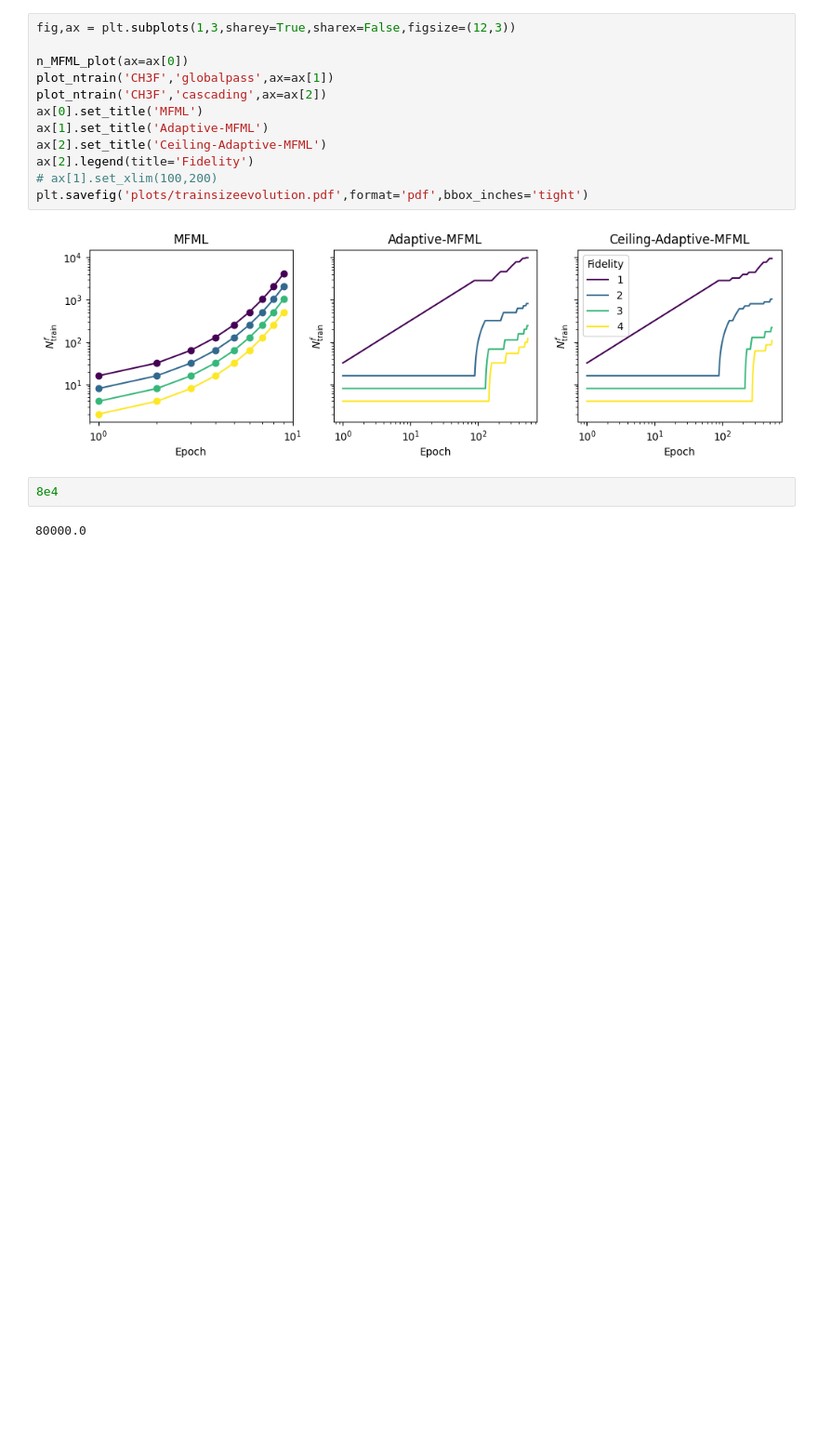
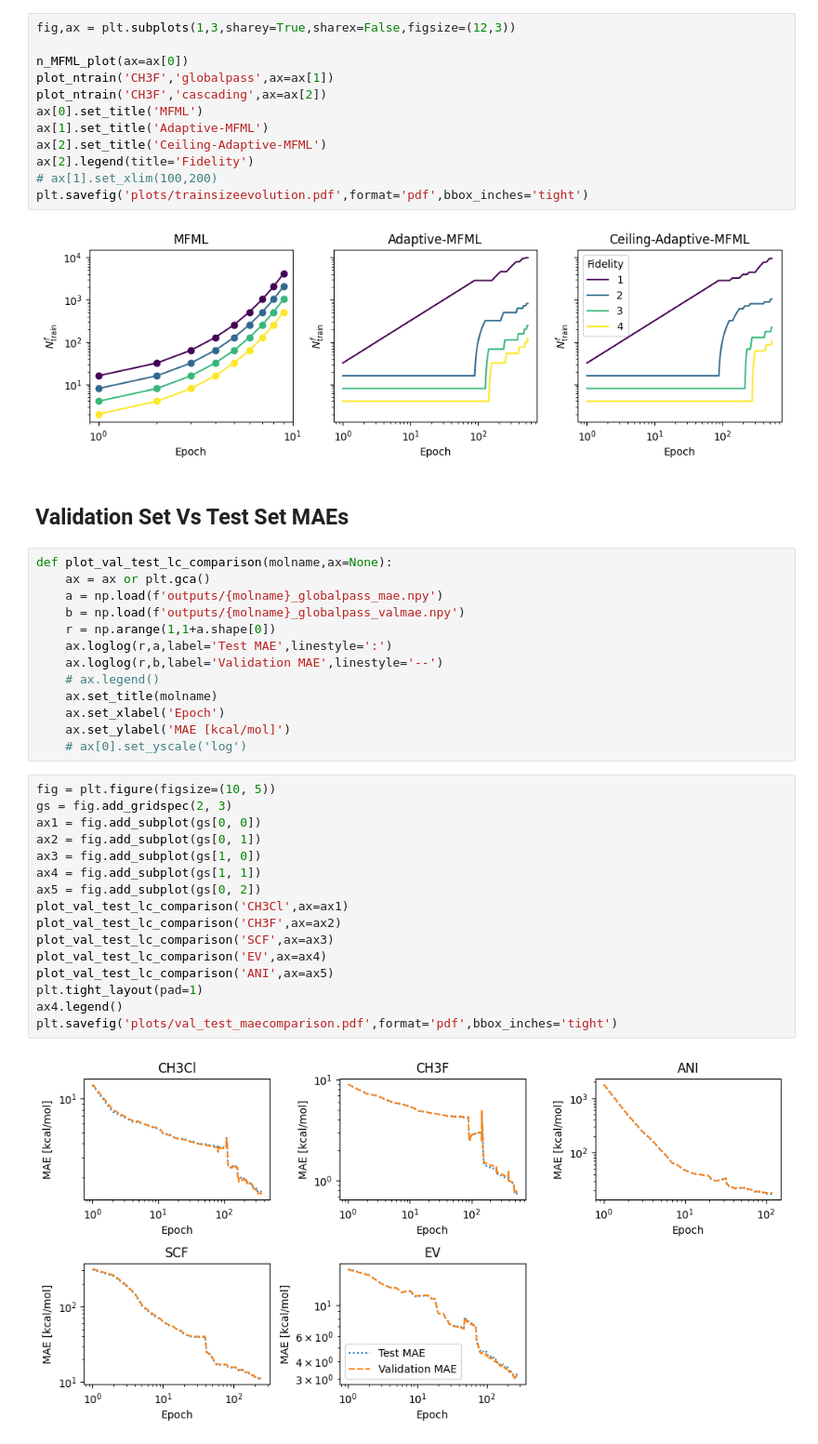
Before and after one commit to SM4DA/Adaptive-MFML, a Jupyter notebook: Plots.ipynb, the cells around one changed output. Shown at 93% size. Saved outputs shown, nothing was run; the diff lists cells and outputs as text; blank space fills up the shorter version.

Commit message:
Added plot to compare validation MAE and test MAE.

```diff
--- a/Plots.ipynb
+++ b/Plots.ipynb
@@ -274,7 +274,36 @@ ax[2].legend(title='Fidelity')
 plt.savefig('plots/trainsizeevolution.pdf',format='pdf',bbox_inches='tight')
 # %% [output]
 [figure]
-# %%
-8e4
-# %% [output]
-80000.0
+# %% [markdown]
+## Validation Set Vs Test Set MAEs
+# %%
+def plot_val_test_lc_comparison(molname,ax=None):
+    ax = ax or plt.gca()
+    a = np.load(f'outputs/{molname}_globalpass_mae.npy')
+    b = np.load(f'outputs/{molname}_globalpass_valmae.npy')
+    r = np.arange(1,1+a.shape[0])
+    ax.loglog(r,a,label='Test MAE',linestyle=':')
+    ax.loglog(r,b,label='Validation MAE',linestyle='--')
+    # ax.legend()
+    ax.set_title(molname)
+    ax.set_xlabel('Epoch')
+    ax.set_ylabel('MAE [kcal/mol]')
+    # ax[0].set_yscale('log')
+# %%
+fig = plt.figure(figsize=(10, 5))
+gs = fig.add_gridspec(2, 3)
+ax1 = fig.add_subplot(gs[0, 0])
+ax2 = fig.add_subplot(gs[0, 1])
+ax3 = fig.add_subplot(gs[1, 0])
+ax4 = fig.add_subplot(gs[1, 1])
+ax5 = fig.add_subplot(gs[0, 2])
+plot_val_test_lc_comparison('CH3Cl',ax=ax1)
+plot_val_test_lc_comparison('CH3F',ax=ax2)
+plot_val_test_lc_comparison('SCF',ax=ax3)
+plot_val_test_lc_comparison('EV',ax=ax4)
+plot_val_test_lc_comparison('ANI',ax=ax5)
+plt.tight_layout(pad=1)
+ax4.legend()
+plt.savefig('plots/val_test_maecomparison.pdf',format='pdf',bbox_inches='tight')
+# %% [output]
+[figure, added]
```
